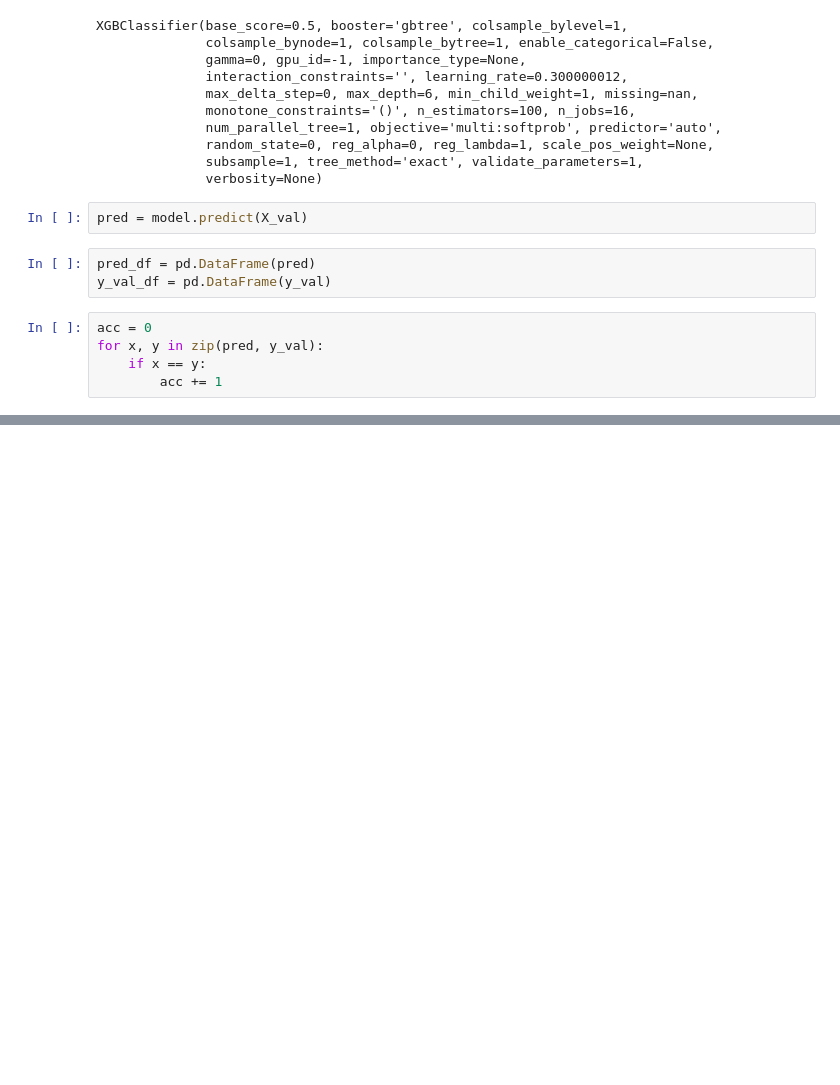
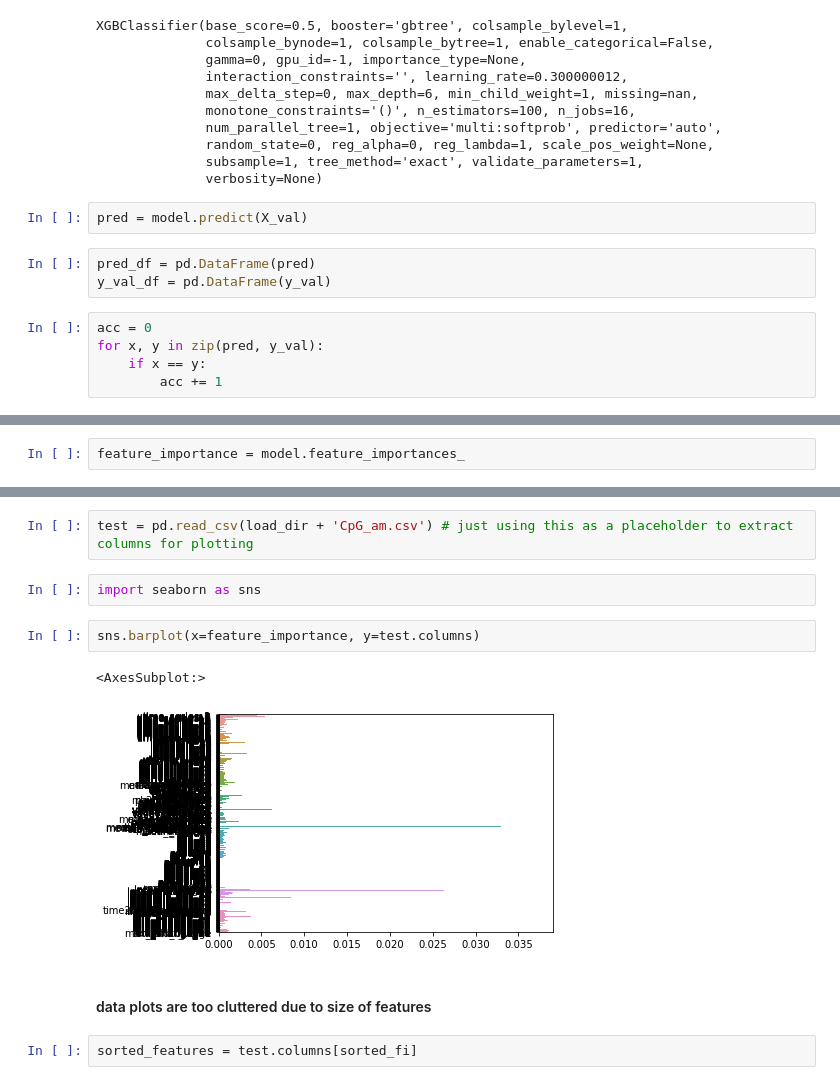
Before and after one commit to apple-soda/xgboost-nfkb-features, a Jupyter notebook: notebooks/1.ipynb, the cells around one changed output, grey strips where cells are left out. Saved outputs shown, nothing was run; the diff lists cells and outputs as text; blank space fills up the shorter version.

```diff
--- a/notebooks/1.ipynb
+++ b/notebooks/1.ipynb
@@ -57,0 +64,2 @@ print(f'Default accuracy: {acc / len(y_val)}
+# %%
+feature_importance = model.feature_importances_
@@ -57,0 +77,13 @@ print(f'Default accuracy: {acc / len(y_val)}
+# %%
+test = pd.read_csv(load_dir + 'CpG_am.csv') # just using this as a placeholder to extract columns for plotting
+# %%
+import seaborn as sns
+# %%
+sns.barplot(x=feature_importance, y=test.columns)
+# %% [output]
+<AxesSubplot:>
+[figure, added]
+# %% [markdown]
+#### data plots are too cluttered due to size of features
+# %%
+sorted_features = test.columns[sorted_fi]
```
Also changed, not shown: parts of 7 cells of this notebook, 1 other file.
